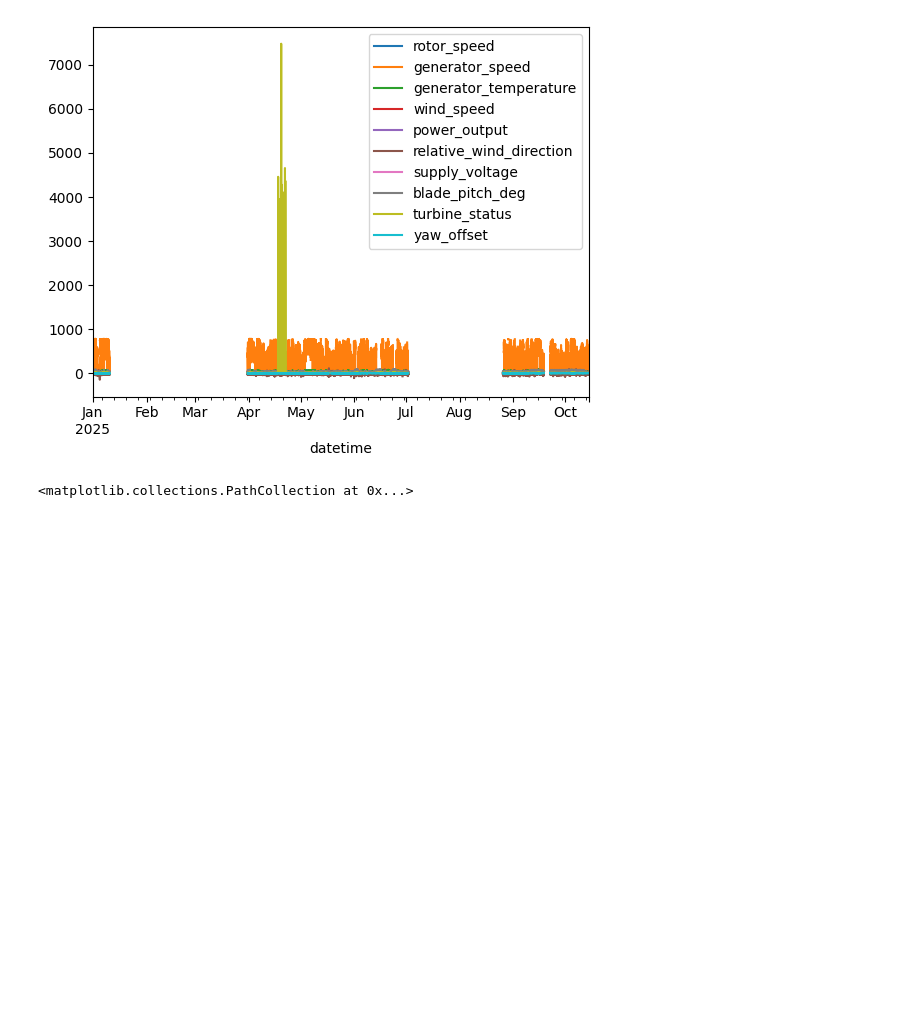
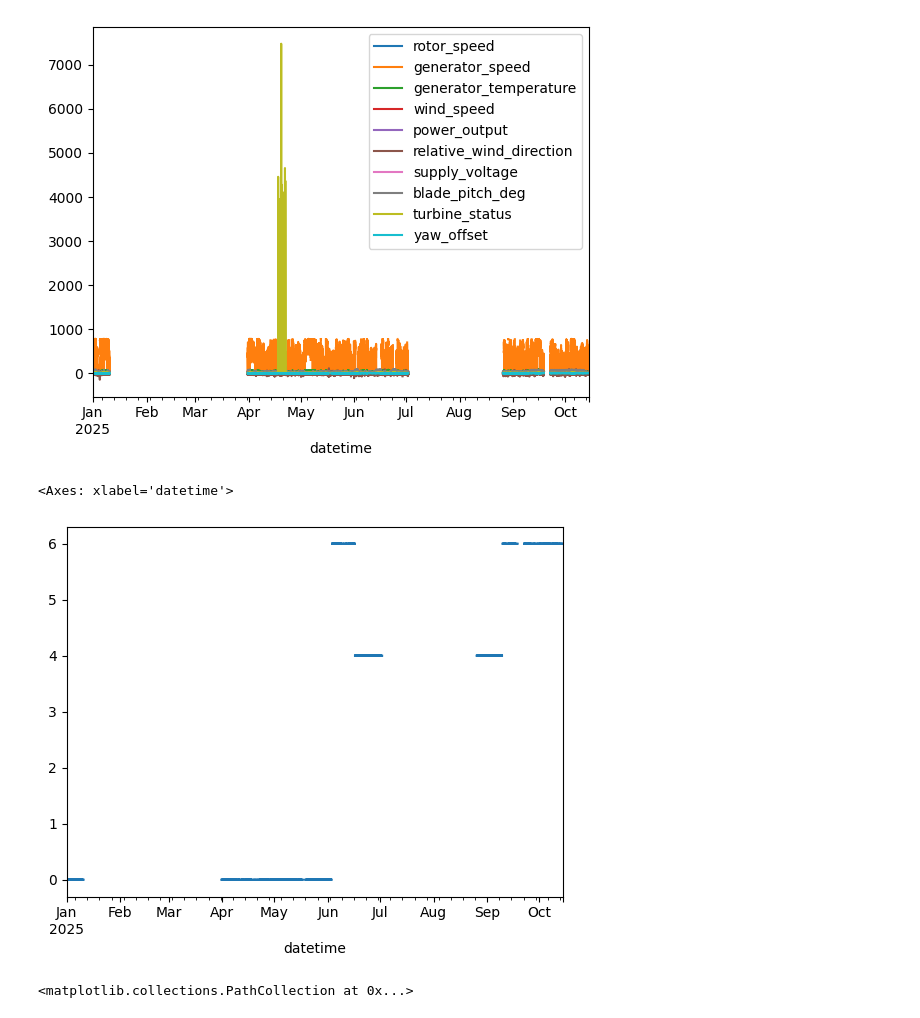
Before and after one commit to charlie9578/wedowind-static-yaw-ground-truth-challenge, a Jupyter notebook: basic_analysis.ipynb, the cells around one changed output. Saved outputs shown, nothing was run; the diff lists cells and outputs as text; code cells hidden in the pictures; blank space fills up the shorter version.

```diff
--- a/basic_analysis.ipynb
+++ b/basic_analysis.ipynb
@@ -46,4 +69,9 @@ train_data_10m.plot()
 # %% [output]
 <Axes: xlabel='datetime'>
 [figure]
+# %%
+train_data_10m["yaw_offset"].plot()
+# %% [output]
+<Axes: xlabel='datetime'>
+[figure, added]
 # %%
```
Also changed, not shown: parts of 12 cells of this notebook.
